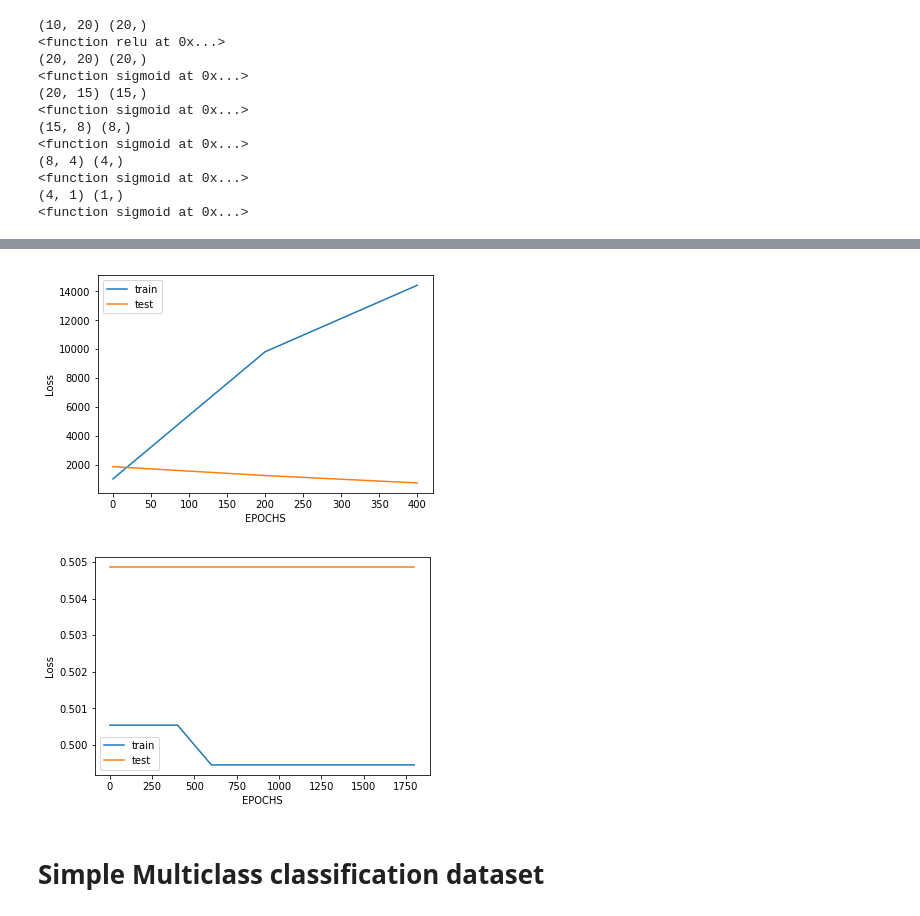
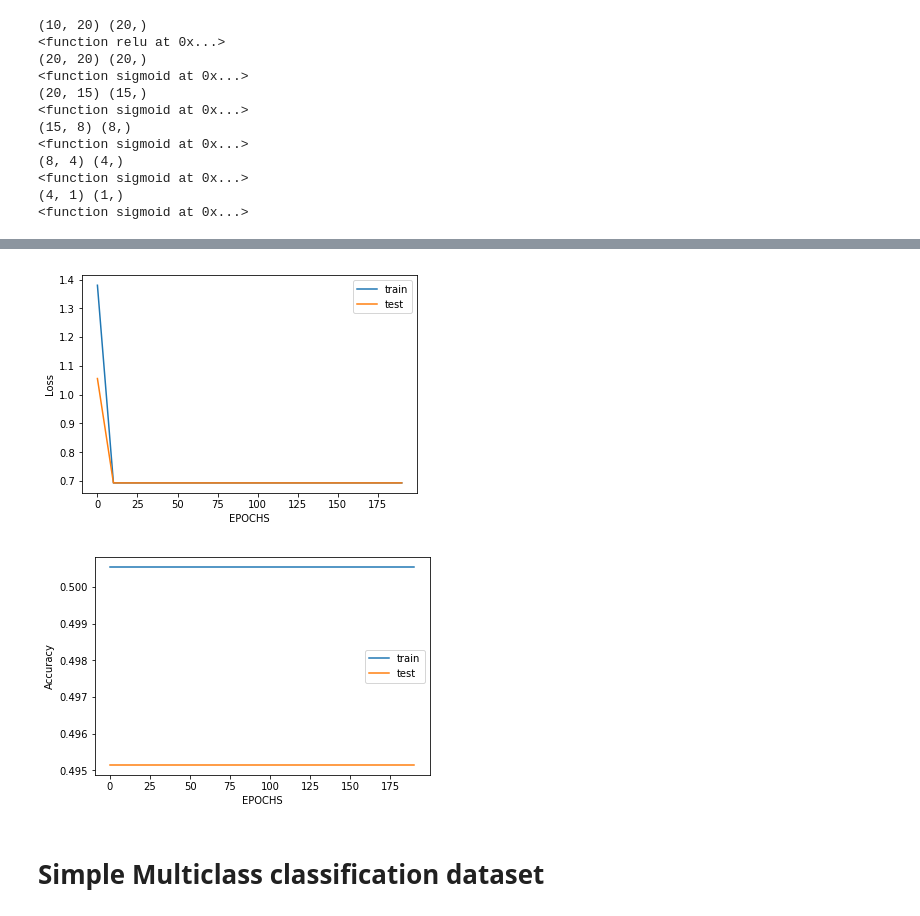
Before and after one commit to bgargi/Neural-Network-Assignments, a Jupyter notebook: Assignment-3/Perceptron.ipynb, the cells around one changed output, grey strips where cells are left out. Cells and saved outputs as stored; diff of their text form; code cells hidden in the pictures.

```diff
--- a/Assignment-3/Perceptron.ipynb
+++ b/Assignment-3/Perceptron.ipynb
@@ -177,8 +183,8 @@ train_loss_his,train_acc_his,test_loss_his,test_acc_his,epoch_his = model.train(
                                                                                 Y_test,
                                                                                 metric='accuracy_binary',
                                                                                 loss_function_string='binary_cross_entropy',
-                                                                                epochs = 2000,
-                                                                                record_at = 200,
+                                                                                epochs = 200,
+                                                                                record_at = 10,
                                                                                 learning_rate= 0.1,
                                                                                 learning_rate_decay=False)
 # %% [output]
@@ -205,9 +208,9 @@ Training Loss:[nan]|Training Accuracy:0.499457111834962|Test Loss:[nan]|Test Acc
 # %%
 plot_loss(epoch_his,train_loss_his,test_loss_his)
-plot_loss(epoch_his,train_acc_his,test_acc_his)
+plot_accuracy(epoch_his,train_acc_his,test_acc_his)
 # %% [output]
-[figure, old version]
+[figure, new version]
-[figure, old version]
+[figure, new version]
 # %% [markdown]
 # Simple Multiclass classification dataset
 # %%
```
Also changed, not shown: parts of 8 cells of this notebook, 1 other file.
